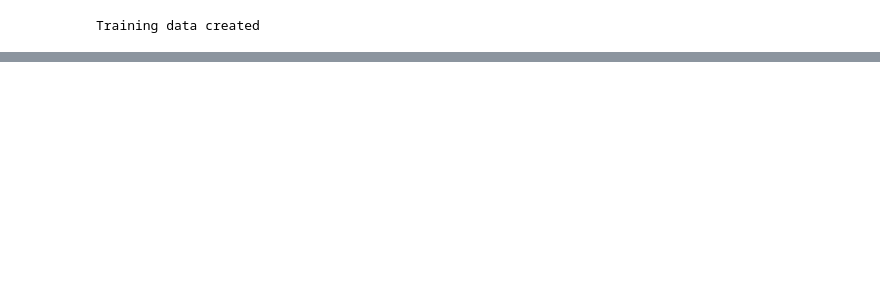
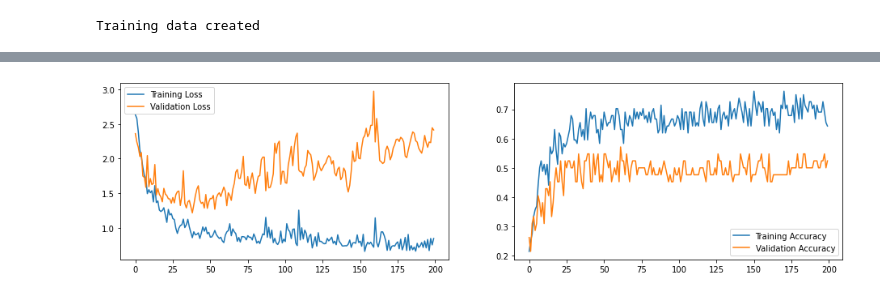
Before and after one commit to tisSoFluffy/chatbot, a Jupyter notebook: train_functions.ipynb, the cells around one changed output, grey strips where cells are left out. Drawn from its saved outputs; the diff is of its cells as text; code cells hidden in the pictures; blank space fills up the shorter version.

```diff
--- a/train_functions.ipynb
+++ b/train_functions.ipynb
@@ -140,0 +266,32 @@ model created
+# %%
+#Graph bidirectional
+import pandas as pd
+import matplotlib.pyplot as plt
+
+def plot_model(model, history):
+    test_loss, test_acc = model.evaluate(test_x,test_y)
+
+    print('Test Loss: {}'.format(test_loss))
+    print('Test Accuracy: {}'.format(test_acc))
+
+
+    history.history
+    hist_df = pd.DataFrame(history.history)
+
+    losses = history.history['loss']
+    accs = history.history['accuracy']
+    val_losses = history.history['val_loss']
+    val_accs = history.history['val_accuracy']
+    epochs = len(losses)
+
+    plt.figure(figsize=(16, 4))
+    for i, metrics in enumerate(zip([losses, accs], [val_losses, val_accs], ['Loss', 'Accuracy'])):
+        plt.subplot(1, 2, i + 1)
+        plt.plot(range(epochs), metrics[0], label='Training {}'.format(metrics[2]))
+        plt.plot(range(epochs), metrics[1], label='Validation {}'.format(metrics[2]))
+        plt.legend()
+    plt.show()
+# %%
+#plot single layer model
+plot_model(model, hist)
+# %% [output]
@@ -140,0 +301 @@ model created
+[figure, added]
```
Also changed, not shown: parts of 19 cells of this notebook, 8 other files.
